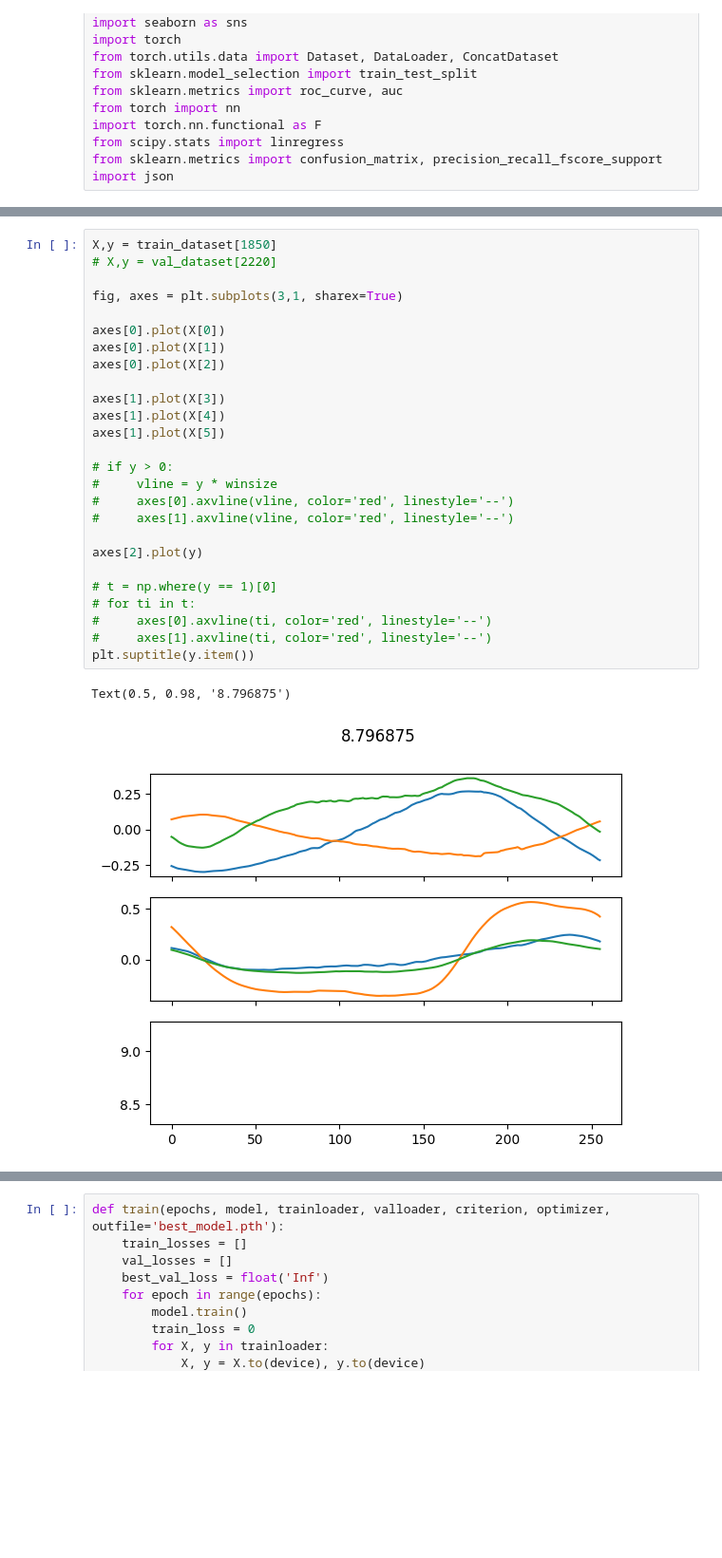
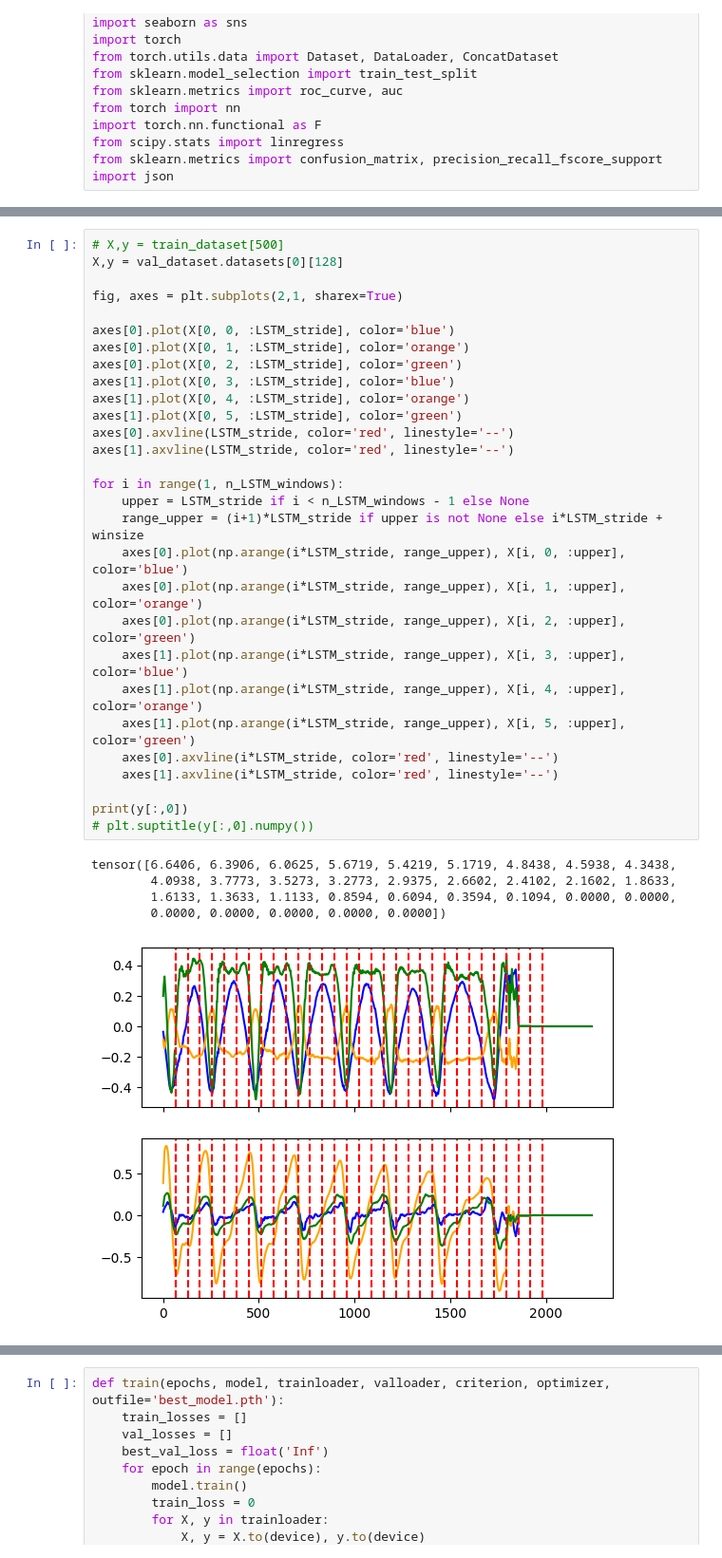
Before and after one commit to Musa-Azeem/AI-hypertrophy-coach, a Jupyter notebook: ml-notebooks/rir.ipynb, the cells around one changed output, grey strips where cells are left out. Shown at 95% size. Saved outputs shown, nothing was run; the diff lists cells and outputs as text; blank space fills up the shorter version.

```diff
--- a/ml-notebooks/rir.ipynb
+++ b/ml-notebooks/rir.ipynb
@@ -137,29 +183,35 @@ len(train_dataset), len(val_dataset)
 # %%
-X,y = train_dataset[1850]
-# X,y = val_dataset[2220]
+# X,y = train_dataset[500]
+X,y = val_dataset.datasets[0][128]
 
-fig, axes = plt.subplots(3,1, sharex=True)
+fig, axes = plt.subplots(2,1, sharex=True)
 
-axes[0].plot(X[0])
-axes[0].plot(X[1])
-axes[0].plot(X[2])
+axes[0].plot(X[0, 0, :LSTM_stride], color='blue')
+axes[0].plot(X[0, 1, :LSTM_stride], color='orange')
+axes[0].plot(X[0, 2, :LSTM_stride], color='green')
+axes[1].plot(X[0, 3, :LSTM_stride], color='blue')
+axes[1].plot(X[0, 4, :LSTM_stride], color='orange')
+axes[1].plot(X[0, 5, :LSTM_stride], color='green')
+axes[0].axvline(LSTM_stride, color='red', linestyle='--')
+axes[1].axvline(LSTM_stride, color='red', linestyle='--')
 
-axes[1].plot(X[3])
-axes[1].plot(X[4])
-axes[1].plot(X[5])
+for i in range(1, n_LSTM_windows):
+    upper = LSTM_stride if i < n_LSTM_windows - 1 else None
+    range_upper = (i+1)*LSTM_stride if upper is not None else i*LSTM_stride + winsize
+    axes[0].plot(np.arange(i*LSTM_stride, range_upper), X[i, 0, :upper], color='blue')
+    axes[0].plot(np.arange(i*LSTM_stride, range_upper), X[i, 1, :upper], color='orange')
+    axes[0].plot(np.arange(i*LSTM_stride, range_upper), X[i, 2, :upper], color='green')
+    axes[1].plot(np.arange(i*LSTM_stride, range_upper), X[i, 3, :upper], color='blue')
+    axes[1].plot(np.arange(i*LSTM_stride, range_upper), X[i, 4, :upper], color='orange')
+    axes[1].plot(np.arange(i*LSTM_stride, range_upper), X[i, 5, :upper], color='green')
+    axes[0].axvline(i*LSTM_stride, color='red', linestyle='--')
+    axes[1].axvline(i*LSTM_stride, color='red', linestyle='--')
 
-# if y > 0:
-#     vline = y * winsize
-#     axes[0].axvline(vline, color='red', linestyle='--')
-#     axes[1].axvline(vline, color='red', linestyle='--')
-
-axes[2].plot(y)
-
-# t = np.where(y == 1)[0]
-# for ti in t:
-#     axes[0].axvline(ti, color='red', linestyle='--')
-#     axes[1].axvline(ti, color='red', linestyle='--')
-plt.suptitle(y.item())
+print(y[:,0])
+# plt.suptitle(y[:,0].numpy())
 # %% [output]
-Text(0.5, 0.98, '8.796875')
+tensor([6.6406, 6.3906, 6.0625, 5.6719, 5.4219, 5.1719, 4.8438, 4.5938, 4.3438,
+        4.0938, 3.7773, 3.5273, 3.2773, 2.9375, 2.6602, 2.4102, 2.1602, 1.8633,
+        1.6133, 1.3633, 1.1133, 0.8594, 0.6094, 0.3594, 0.1094, 0.0000, 0.0000,
+        0.0000, 0.0000, 0.0000, 0.0000, 0.0000])
-[figure, old version]
+[figure, new version]
```
Also changed, not shown: parts of 9 cells of this notebook, 6 other files.
